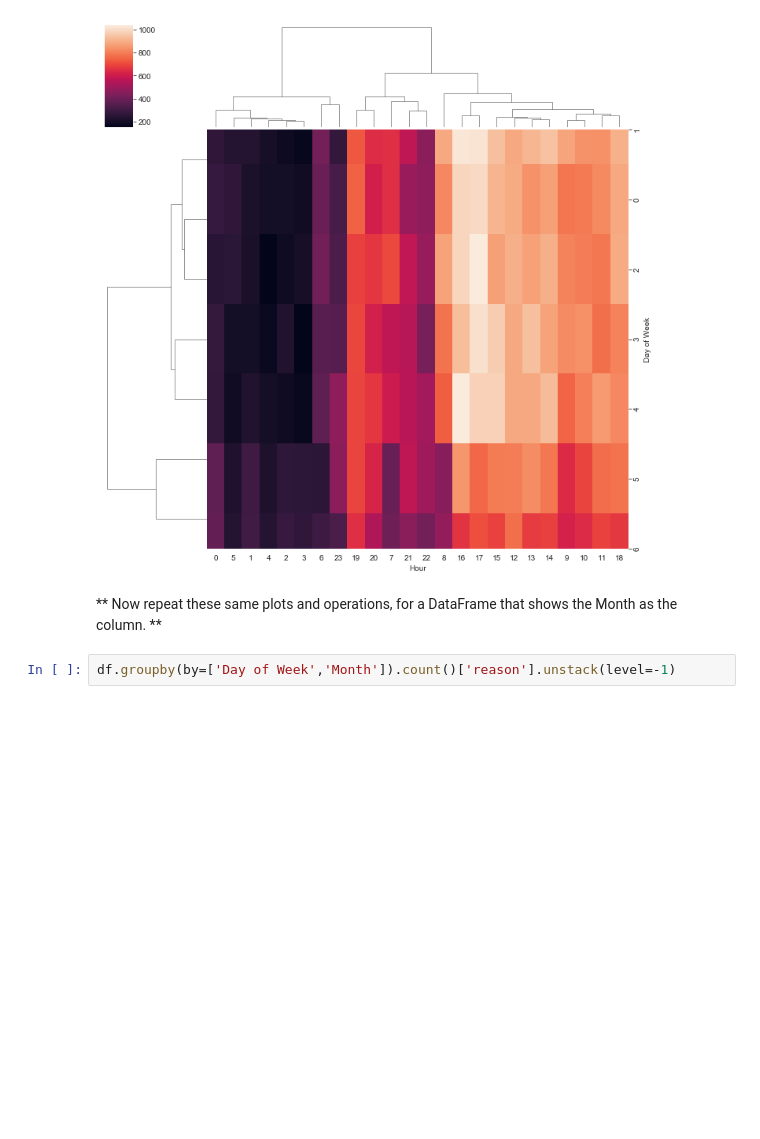
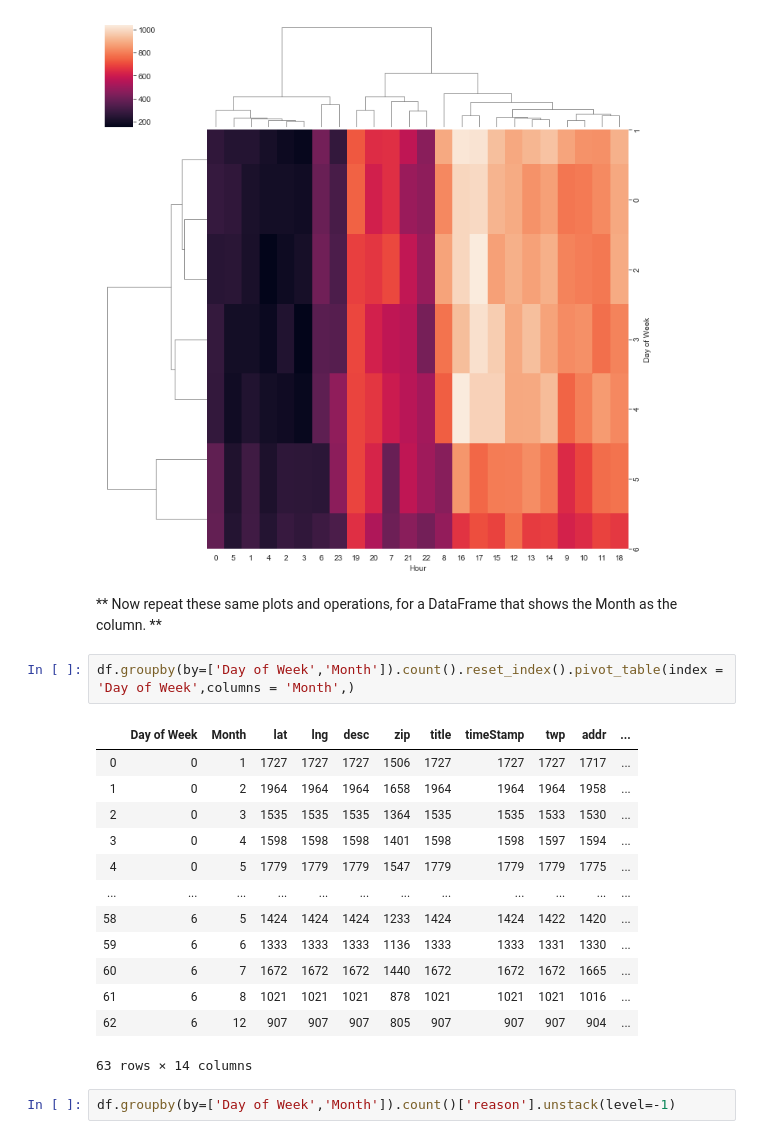
Before and after one commit to dharma610/01-911-Calls-Data-Capstone-Project-, a Jupyter notebook: 01-911 Calls Data Capstone Project.ipynb, the cells around one changed output. Saved outputs shown, nothing was run; the diff lists cells and outputs as text; blank space fills up the shorter version.

```diff
--- a/01-911 Calls Data Capstone Project.ipynb
+++ b/01-911 Calls Data Capstone Project.ipynb
@@ -356,6 +356,22 @@ sns.clustermap(data = w )
 [figure]
 # %% [markdown]
 ** Now repeat these same plots and operations, for a DataFrame that shows the Month as the column. **
+# %%
+df.groupby(by=['Day of Week','Month']).count().reset_index().pivot_table(index = 'Day of Week',columns = 'Month',)
+# %% [output]
+|  | Day of Week | Month | lat | lng | desc | zip | title | timeStamp | twp | addr | ... |
+| 0 | 0 | 1 | 1727 | 1727 | 1727 | 1506 | 1727 | 1727 | 1727 | 1717 | ... |
+| 1 | 0 | 2 | 1964 | 1964 | 1964 | 1658 | 1964 | 1964 | 1964 | 1958 | ... |
+| 2 | 0 | 3 | 1535 | 1535 | 1535 | 1364 | 1535 | 1535 | 1533 | 1530 | ... |
+| 3 | 0 | 4 | 1598 | 1598 | 1598 | 1401 | 1598 | 1598 | 1597 | 1594 | ... |
+| 4 | 0 | 5 | 1779 | 1779 | 1779 | 1547 | 1779 | 1779 | 1779 | 1775 | ... |
+| ... | ... | ... | ... | ... | ... | ... | ... | ... | ... | ... | ... |
+| 58 | 6 | 5 | 1424 | 1424 | 1424 | 1233 | 1424 | 1424 | 1422 | 1420 | ... |
+| 59 | 6 | 6 | 1333 | 1333 | 1333 | 1136 | 1333 | 1333 | 1331 | 1330 | ... |
+| 60 | 6 | 7 | 1672 | 1672 | 1672 | 1440 | 1672 | 1672 | 1672 | 1665 | ... |
+| 61 | 6 | 8 | 1021 | 1021 | 1021 | 878 | 1021 | 1021 | 1021 | 1016 | ... |
+| 62 | 6 | 12 | 907 | 907 | 907 | 805 | 907 | 907 | 907 | 904 | ... |
+63 rows × 14 columns
 # %%
 df.groupby(by=['Day of Week','Month']).count()['reason'].unstack(level=-1)
 # %% [output]
```
